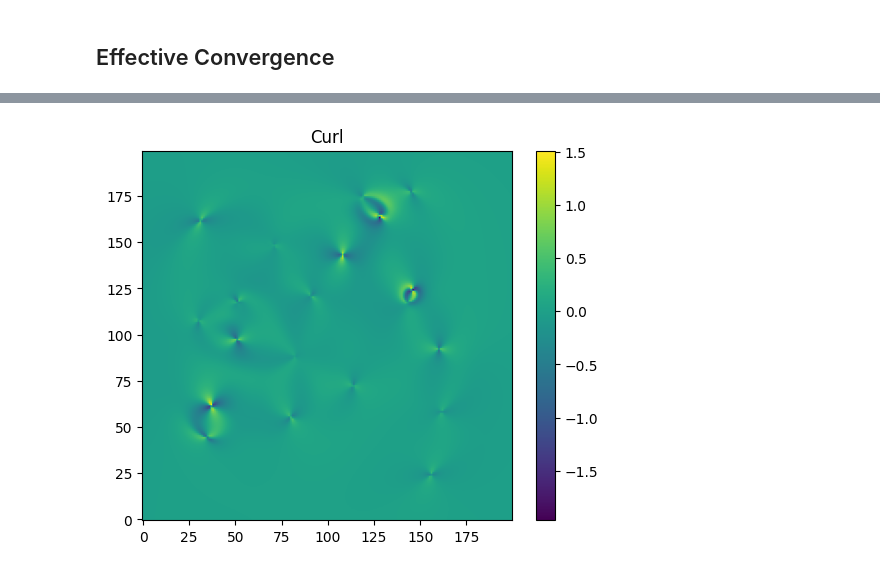
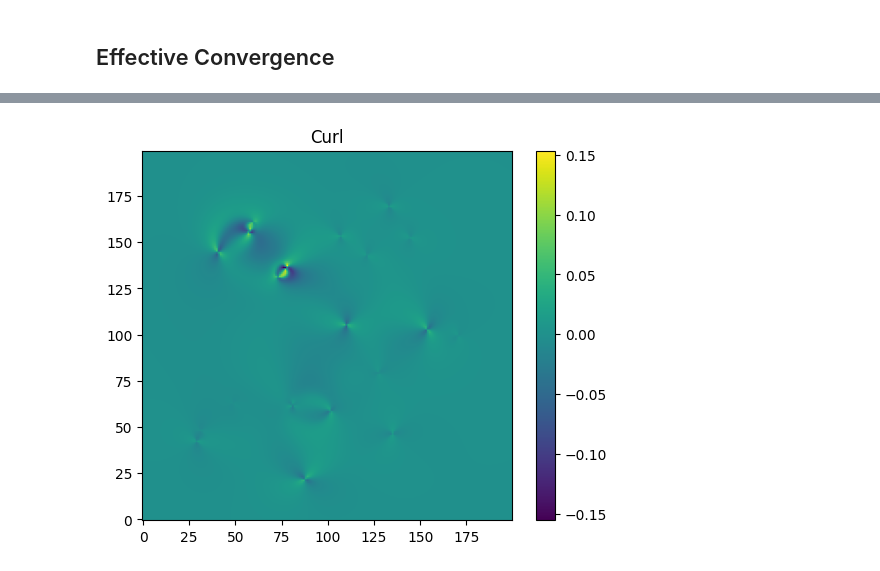
Before and after one commit to Ciela-Institute/caustics-tutorials, a Jupyter notebook: tutorials/MultiplaneDemo.ipynb, the cells around one changed output, grey strips where cells are left out. Drawn from its saved outputs; the diff is of its cells as text; code cells hidden in the pictures.

```diff
--- a/tutorials/MultiplaneDemo.ipynb
+++ b/tutorials/MultiplaneDemo.ipynb
@@ -37,7 +37,7 @@ for p, z_p in enumerate(z_plane):
                 z_l = z_p,
                 x0 = torch.tensor(np.random.uniform(-fov/3., fov/3.)),
                 y0 = torch.tensor(np.random.uniform(-fov/3., fov/3.)),
-                convergence_0 = torch.tensor(10),
+                mass = torch.tensor(3e10),
                 core_radius = 0.01,
                 scale_radius = torch.tensor(10**np.random.uniform(-0.5,0.5)),
                 s = torch.tensor(0.001),
@@ -116,9 +116,9 @@ plt.show()
 # %%
-Curl = lens.curl_effective_deflection_angle(thx, thy, z_s)
+Curl = lens.effective_convergence_curl(thx, thy, z_s)
 
 plt.imshow(Curl.detach().cpu().numpy(), origin = "lower")
 plt.colorbar()
 plt.title("Curl")
 plt.show()
 # %% [output]
-[figure, old version]
+[figure, new version]
```
Also changed, not shown: parts of 4 cells of this notebook.
